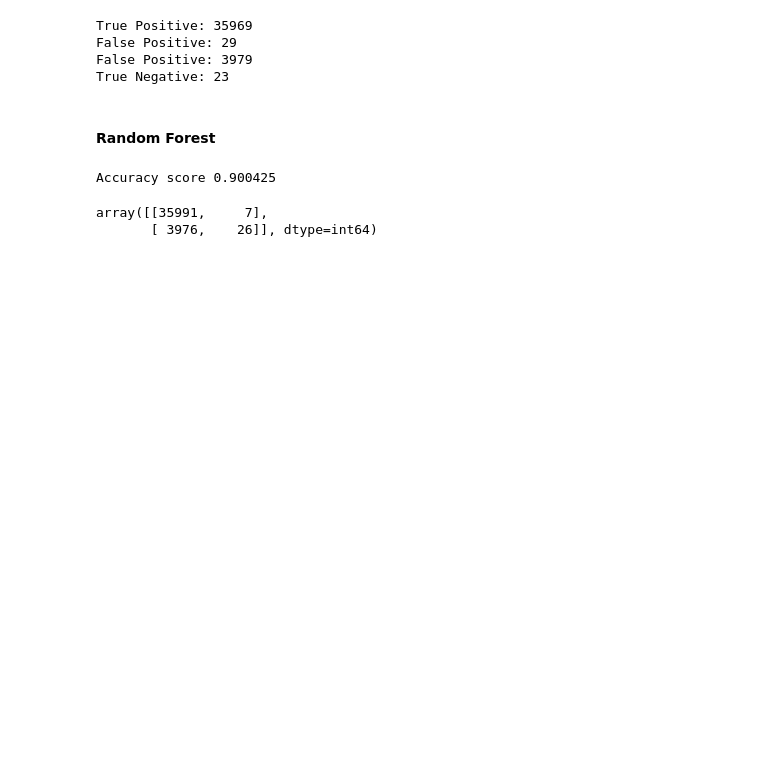
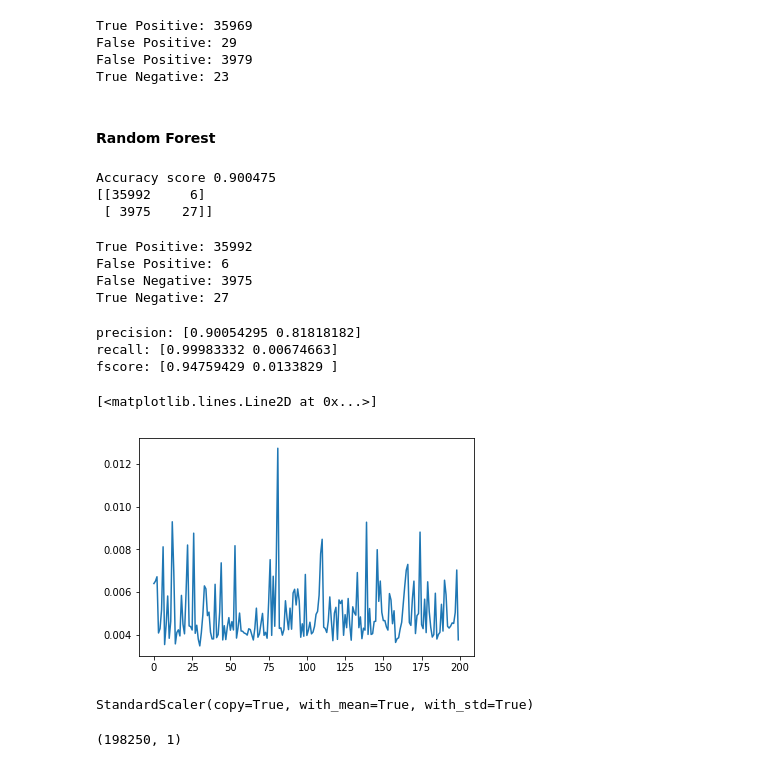
Before and after one commit to vikaasnreva/transaction_prediction, a Jupyter notebook: customer_transaction.ipynb, the cells around one changed output. Saved outputs shown, nothing was run; the diff lists cells and outputs as text; code cells hidden in the pictures; blank space fills up the shorter version.

```diff
--- a/customer_transaction.ipynb
+++ b/customer_transaction.ipynb
@@ -121,13 +218,49 @@ True Negative: 23
 # %%
 from sklearn.ensemble import RandomForestClassifier
 
-classifier = RandomForestClassifier(n_estimators=20, random_state=0)
+classifier = RandomForestClassifier(n_estimators=20, random_state=0,criterion="gini",max_depth=100)
 classifier.fit(x_train, y_train)
 rf_pred = classifier.predict(x_test)
 # %%
 print("Accuracy score %f" % accuracy_score(y_test,rf_pred))
-confusion_matrix(y_test,rf_pred)
+d=confusion_matrix(y_test,rf_pred)
+print(d)
 # %% [output]
-Accuracy score 0.900425
+Accuracy score 0.900475
+[[35992     6]
+ [ 3975    27]]
-array([[35991,     7],
-       [ 3976,    26]], dtype=int64)
+# %%
+TP=d[0][0]
+FP=d[0][1]
+FN=d[1][0]
+TN=d[1][1]
+print("True Positive: %d"%TP)
+print("False Positive: %d"%FP)
+print("False Negative: %d"%FN)
+print("True Negative: %d"%TN)
+# %% [output]
+True Positive: 35992
+False Positive: 6
+False Negative: 3975
+True Negative: 27
+# %%
+from sklearn.metrics import precision_recall_fscore_support as score
+precision, recall, fscore, support = score(y_test, rf_pred)
+print('precision: {}'.format(precision))
+print('recall: {}'.format(recall))
+print('fscore: {}'.format(fscore))
+# %% [output]
+precision: [0.90054295 0.81818182]
+recall: [0.99983332 0.00674663]
+fscore: [0.94759429 0.0133829 ]
+# %%
+plt.plot(classifier.feature_importances_)
+# %% [output]
+[<matplotlib.lines.Line2D at 0x...>]
+[figure, added]
+# %%
+from sklearn.preprocessing import StandardScaler
+sc=StandardScaler()
+sc.fit(test.iloc[:,1:])
+# %% [output]
+StandardScaler(copy=True, with_mean=True, with_std=True)
@@ -133,0 +269,4 @@ array([[35991,     7],
+# %%
+(pd.DataFrame(classifier.predict(test_data_std))).shape
+# %% [output]
+(198250, 1)
```
Also changed, not shown: parts of 30 cells of this notebook, 2 other files.
